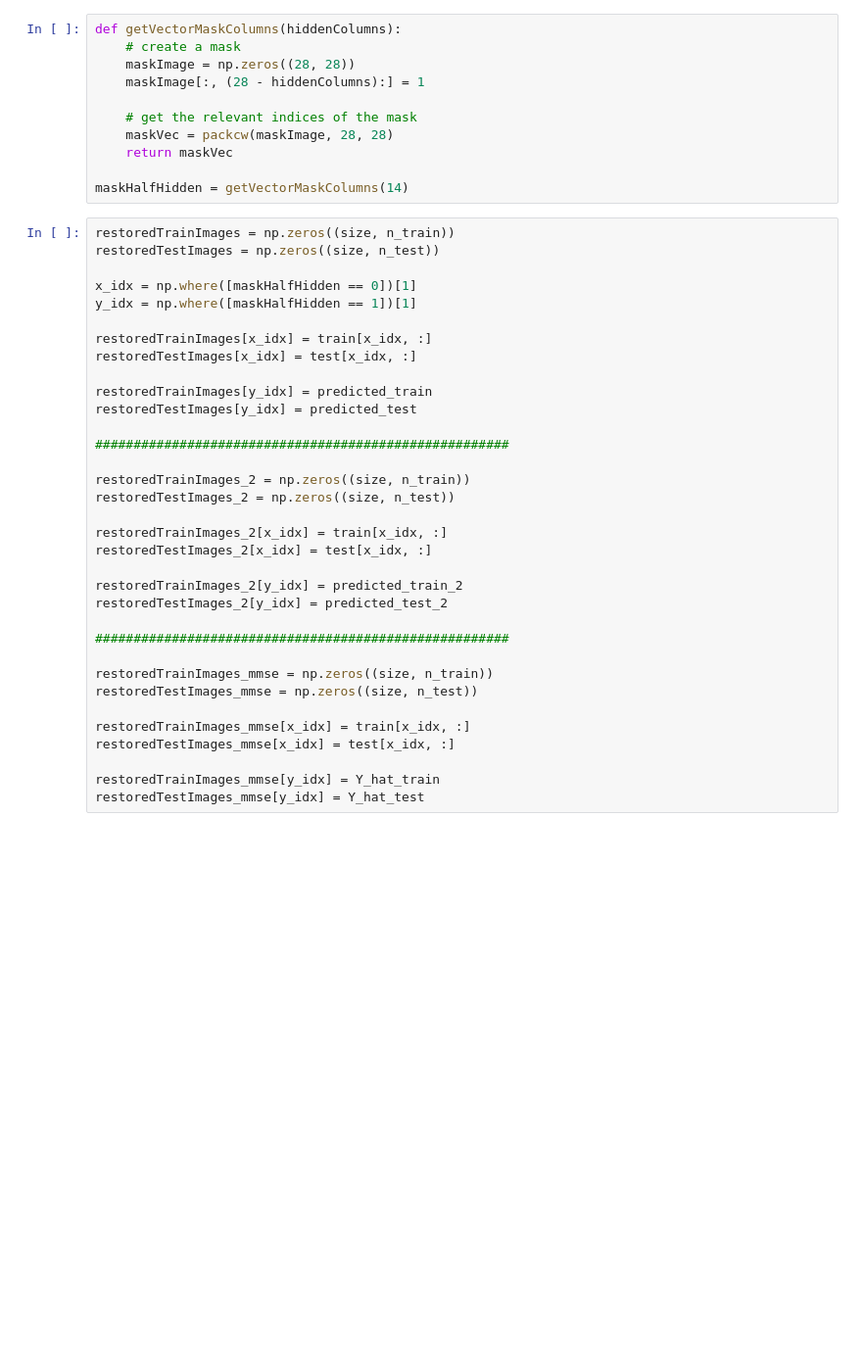
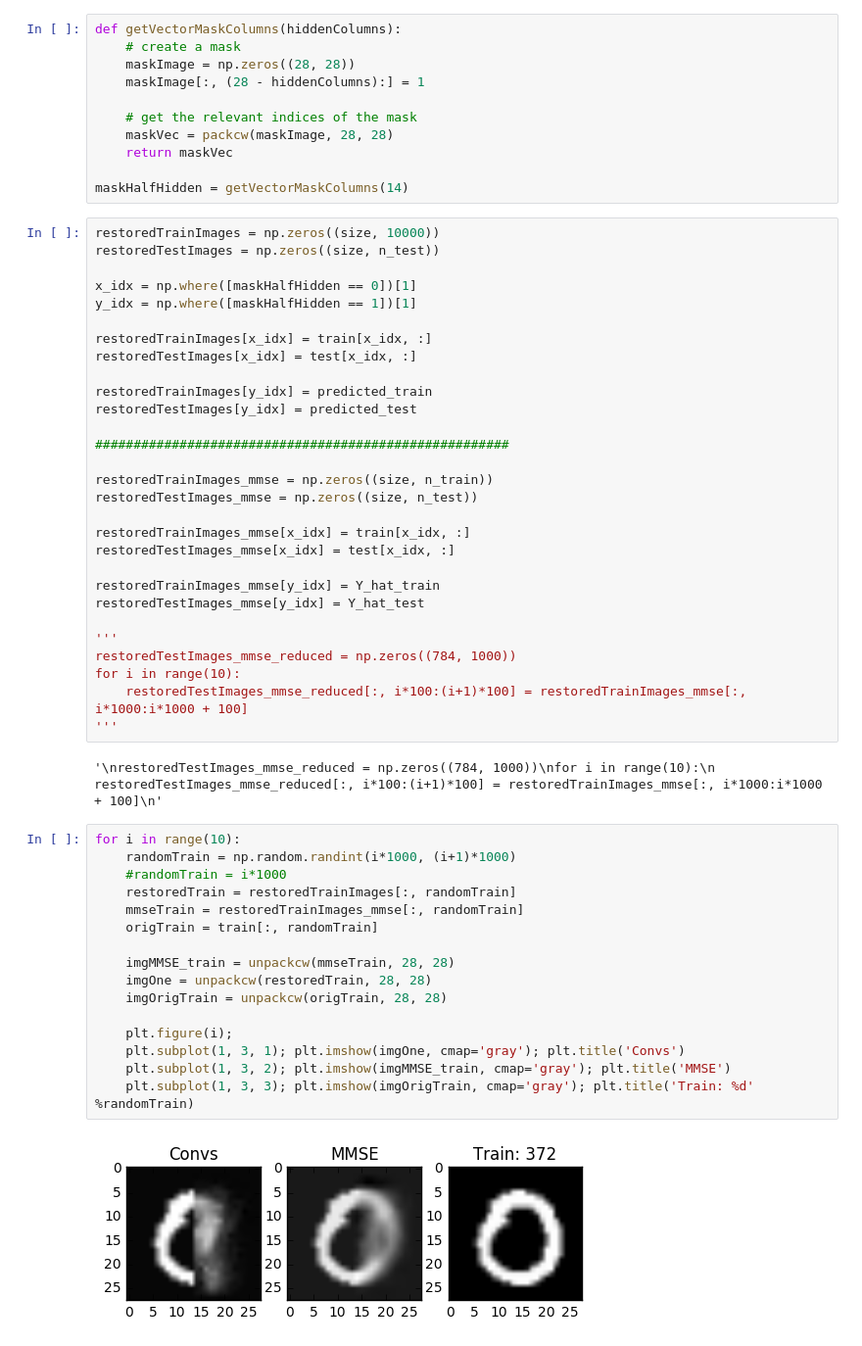
Before and after one commit to dxyang/Thesis, a Jupyter notebook: DataVisualize.ipynb, the cells around one changed output. Shown at 98% size. Cells and saved outputs as stored; diff of their text form; blank space fills up the shorter version.

```diff
--- a/DataVisualize.ipynb
+++ b/DataVisualize.ipynb
@@ -118,7 +136,7 @@ def getVectorMaskColumns(hiddenColumns):
 
 maskHalfHidden = getVectorMaskColumns(14)
 # %%
-restoredTrainImages = np.zeros((size, n_train))
+restoredTrainImages = np.zeros((size, 10000))
 restoredTestImages = np.zeros((size, n_test))
 
 x_idx = np.where([maskHalfHidden == 0])[1]
@@ -132,17 +150,6 @@ restoredTestImages[y_idx] = predicted_test
 
 ######################################################
 
-restoredTrainImages_2 = np.zeros((size, n_train))
-restoredTestImages_2 = np.zeros((size, n_test))
-
-restoredTrainImages_2[x_idx] = train[x_idx, :]
-restoredTestImages_2[x_idx] = test[x_idx, :]
-
-restoredTrainImages_2[y_idx] = predicted_train_2
-restoredTestImages_2[y_idx] = predicted_test_2
-
-######################################################
-
 restoredTrainImages_mmse = np.zeros((size, n_train))
 restoredTestImages_mmse = np.zeros((size, n_test))
 
@@ -151,3 +158,29 @@ restoredTestImages_mmse[x_idx] = test[x_idx, :]
 
 restoredTrainImages_mmse[y_idx] = Y_hat_train
 restoredTestImages_mmse[y_idx] = Y_hat_test
+
+'''
+restoredTestImages_mmse_reduced = np.zeros((784, 1000))
+for i in range(10):
+    restoredTestImages_mmse_reduced[:, i*100:(i+1)*100] = restoredTrainImages_mmse[:, i*1000:i*1000 + 100]
+'''
+# %% [output]
+'\nrestoredTestImages_mmse_reduced = np.zeros((784, 1000))\nfor i in range(10):\n    restoredTestImages_mmse_reduced[:, i*100:(i+1)*100] = restoredTrainImages_mmse[:, i*1000:i*1000 + 100]\n'
+# %%
+for i in range(10):
+    randomTrain = np.random.randint(i*1000, (i+1)*1000)
+    #randomTrain = i*1000
+    restoredTrain = restoredTrainImages[:, randomTrain]
+    mmseTrain = restoredTrainImages_mmse[:, randomTrain]
+    origTrain = train[:, randomTrain]
+
+    imgMMSE_train = unpackcw(mmseTrain, 28, 28)
+    imgOne = unpackcw(restoredTrain, 28, 28)
+    imgOrigTrain = unpackcw(origTrain, 28, 28)
+
+    plt.figure(i);
+    plt.subplot(1, 3, 1); plt.imshow(imgOne, cmap='gray'); plt.title('Convs')
+    plt.subplot(1, 3, 2); plt.imshow(imgMMSE_train, cmap='gray'); plt.title('MMSE')
+    plt.subplot(1, 3, 3); plt.imshow(imgOrigTrain, cmap='gray'); plt.title('Train: %d' %randomTrain)
+# %% [output]
+[figure, added]
```
Also changed, not shown: parts of 5 cells of this notebook, 6 other files.
